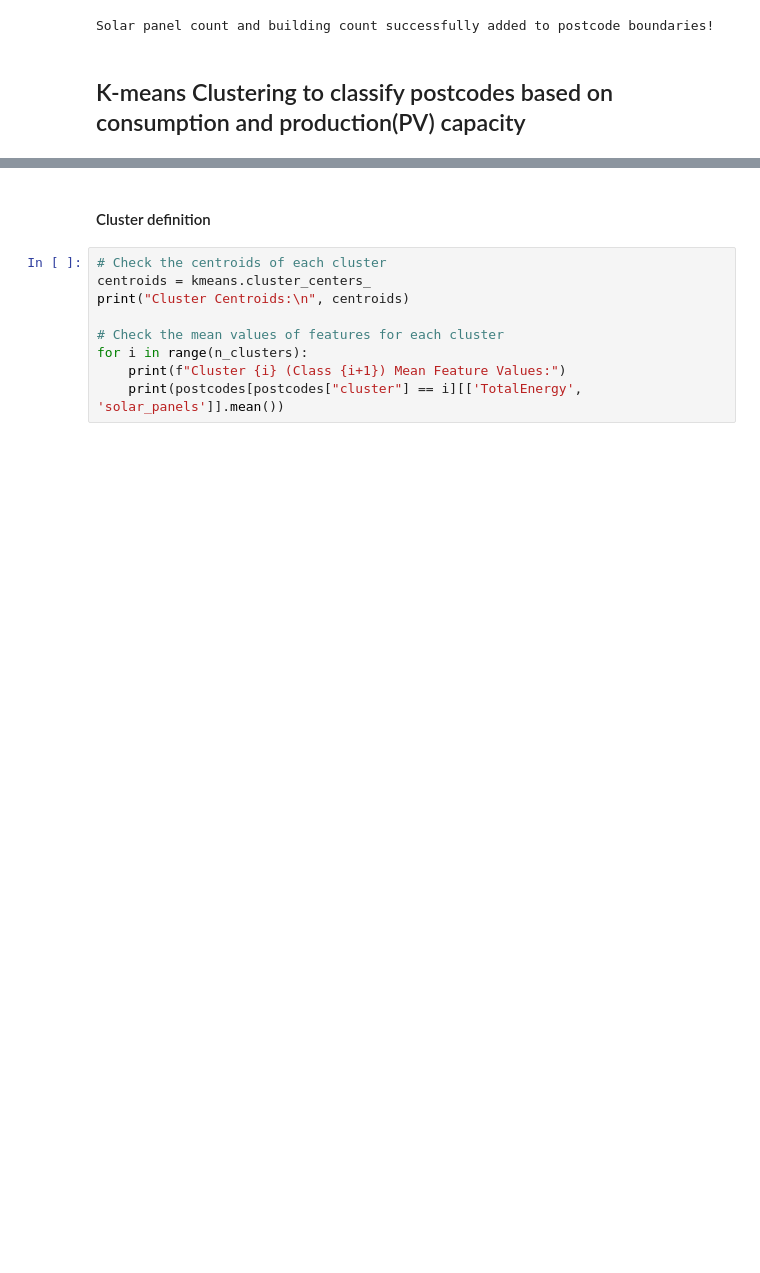
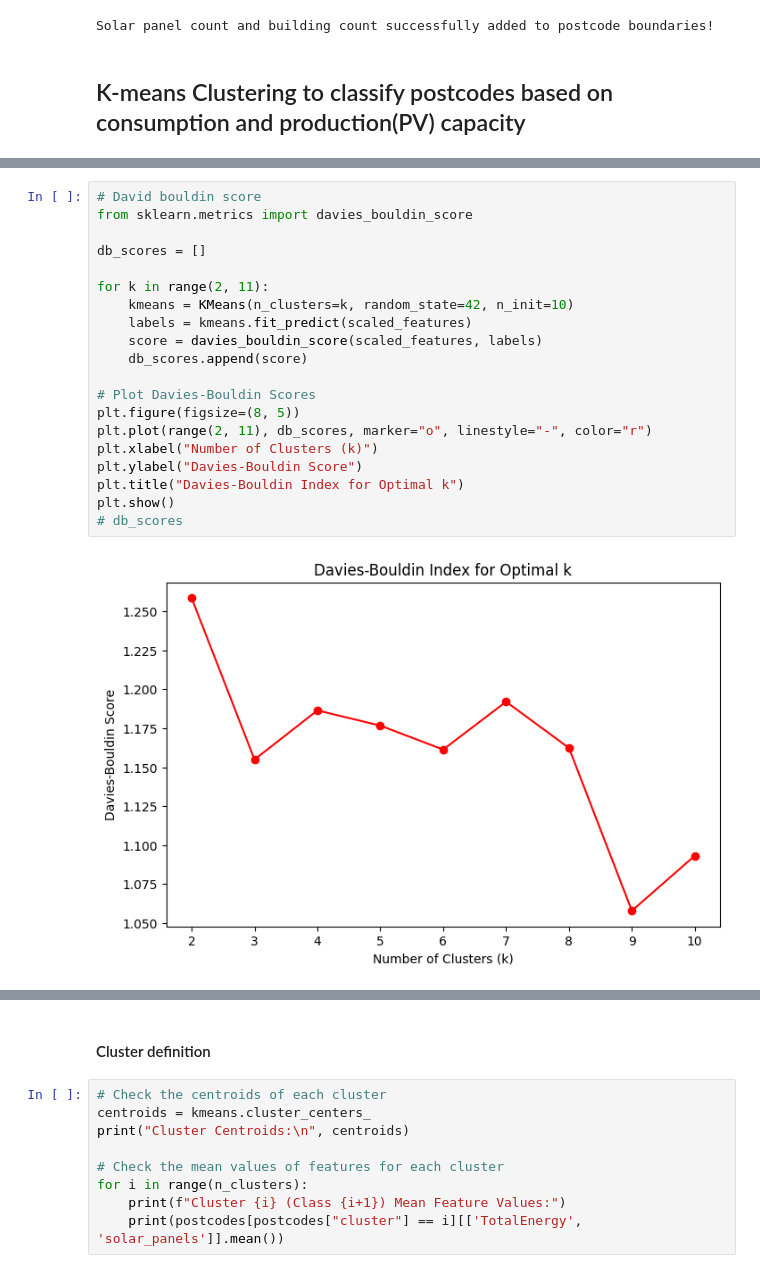
Before and after one commit to medh642/P2P-Trading, a Jupyter notebook: P2PSim/P2Ptrading.ipynb, the cells around one changed output, grey strips where cells are left out. Saved outputs shown, nothing was run; the diff lists cells and outputs as text; blank space fills up the shorter version.

```diff
--- a/P2PSim/P2Ptrading.ipynb
+++ b/P2PSim/P2Ptrading.ipynb
@@ -175,2 +216,24 @@ Index(['PC6', 'Aantal_mul', 'Aantal_adr', 'Shape__Are', 'Shape__Len',
+# %%
+# David bouldin score
+from sklearn.metrics import davies_bouldin_score
+
+db_scores = []
+
+for k in range(2, 11):
+    kmeans = KMeans(n_clusters=k, random_state=42, n_init=10)
+    labels = kmeans.fit_predict(scaled_features)
+    score = davies_bouldin_score(scaled_features, labels)
+    db_scores.append(score)
+
+# Plot Davies-Bouldin Scores
+plt.figure(figsize=(8, 5))
+plt.plot(range(2, 11), db_scores, marker="o", linestyle="-", color="r")
+plt.xlabel("Number of Clusters (k)")
+plt.ylabel("Davies-Bouldin Score")
+plt.title("Davies-Bouldin Index for Optimal k")
+plt.show()
+# db_scores
+# %% [output]
+[figure, added]
 # %%
 # Exporting the clusters as a shapefile
```
Also changed, not shown: parts of 11 cells of this notebook.
